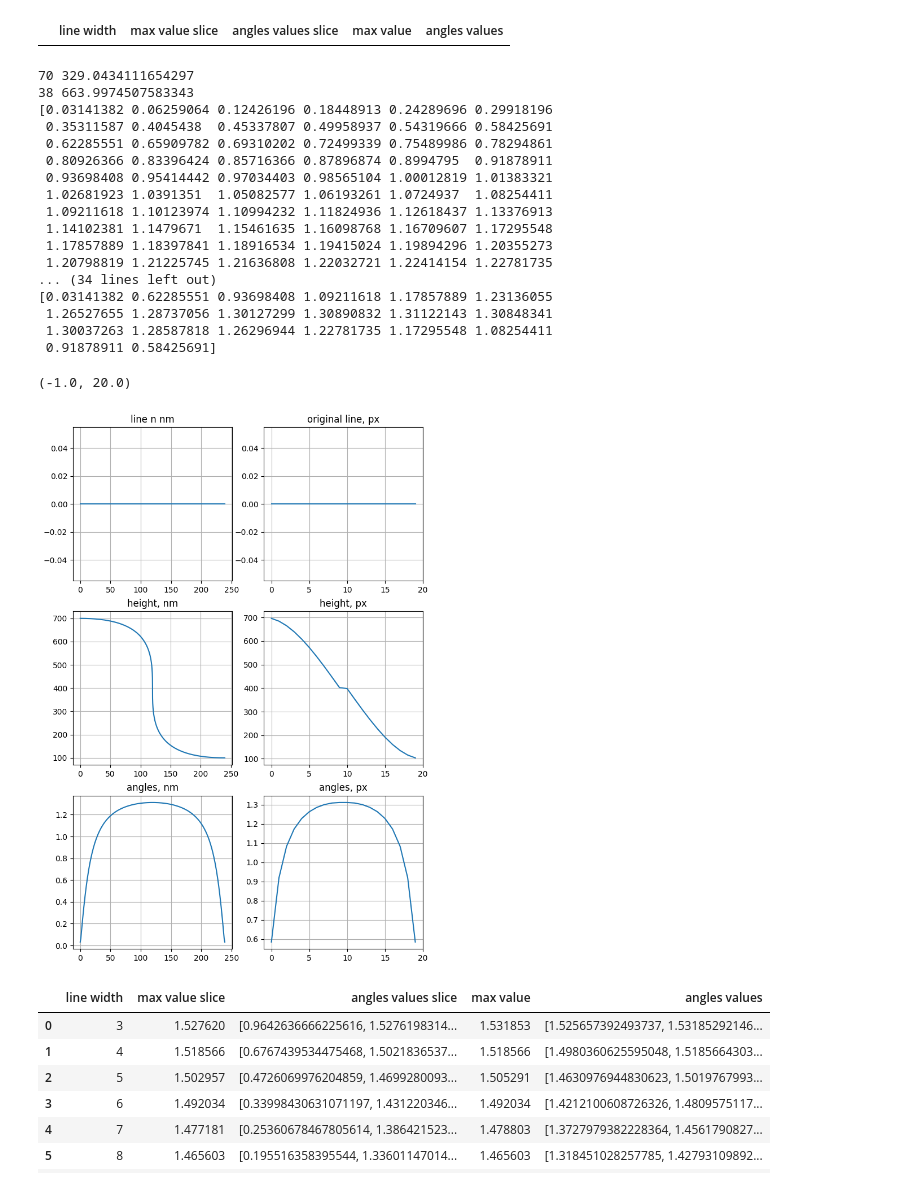
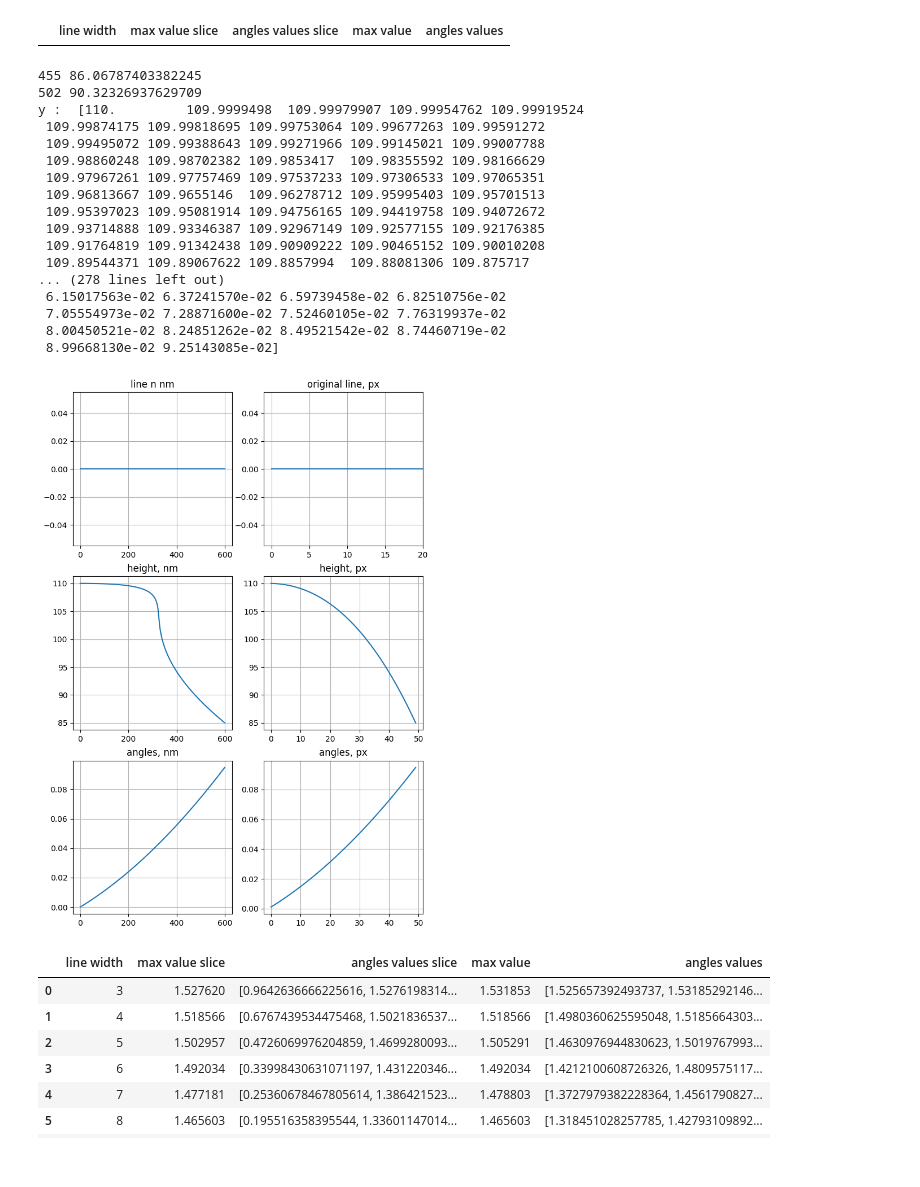
Before and after one commit to sadevans/sem_simulator, a Jupyter notebook: test_bezier/test_bezier.ipynb, the cells around one changed output. Drawn from its saved outputs; the diff is of its cells as text; code cells hidden in the pictures.

```diff
--- a/test_bezier/test_bezier.ipynb
+++ b/test_bezier/test_bezier.ipynb
@@ -219,7 +219,7 @@ df
 |  | line width | max value slice | angles values slice | max value | angles values |
 # %%
 # line = [97.5, 97.5, 97.5, 97.5]
-line = [0] * 20
+line = [0] * 50
 
 
 new_line = np.zeros(len(line)*12, dtype=np.float32)
@@ -234,12 +234,16 @@ def bezier(line, t, prev, color_hole, color_back):
         y3 = random.uniform(color_hole, eq(x3))
         print(x3, y3)
         point3 = (0, color_hole)
+        point3 = (66, 104)
+
         # point3 = (x3, y3)
         x2 = random.randint(1, len(line))
         y2 = random.uniform(eq(x2)+1,color_back)
         print(x2, y2)
         point2 = (x2, y2)
         point2 = (len(line), color_back)
+        # point2 = (66, 546)
+
     if prev == 255:
         point1 = (0, color_hole)
         point4 = (len(line), color_back)
@@ -248,7 +252,7 @@ def bezier(line, t, prev, color_hole, color_back):
         y3 = random.uniform(eq(x3), color_back+1)
         print(x3, y3)
         point3 = (0, color_back)
-        # point3 = (x3, y3)
+        # point3 = (66, 546)
         x2 = random.randint(1, len(line))
         y2 = random.uniform(color_hole, eq(x2))
         print(x2, y2)
@@ -264,7 +268,7 @@ def bezier(line, t, prev, color_hole, color_back):
     # print(vals)
     return x, vals
 
-x, y = bezier(new_line, np.linspace(0, 1, len(new_line)), 0, 100, 700)
+x, y = bezier(new_line, np.linspace(0, 1, len(new_line)), 0, 85, 110)
 
 fig, ax = plt.subplots(3, 2, figsize=(8, 12))
 ax[0, 0].plot(np.arange(0, len(new_line)), new_line)
@@ -299,6 +303,7 @@ averages_y = np.max(reshaped_y, axis=1)
 
 
 # angles = np.arctan(np.abs(np.gradient(y, x)))
+print('y : ', y)
 angles = np.arctan(np.abs(np.gradient(y)))
 
 print(angles)
@@ -312,59 +317,58 @@ ax[1, 1].plot(np.arange(0, len(line)), averages_y)
 
 ax[1, 1].set_title('height, px')
 ax[1, 1].grid()
-ax[1, 1].set_xlim(-1, 20)
+# ax[1, 1].set_xlim(-1, 20)
 
 
 # averages_angls = np.mean(reshaped_angls, axis=1)
 
 # averages_colors = reshaped_colors[np.arange(len(array1)), max_indices]
 
 print(averages_angls)
 
 # if len(line) not in df['line width'].values:
 #     df.loc[len(df.index)] = [len(line), angles[0::12].max(), angles[0::12], averages_angls.max(), averages_angls]
 
 # ax[4].plot(np.arange(0, len(line)+1), np.array(list(angles[0::12]) + [0]))
 ax[2, 0].plot(np.arange(0, len(new_line)), angles)
 ax[2, 0].set_title('angles, nm')
 ax[2, 0].grid()
 
 
 print(angles[0::12])
 ax[2, 1].plot(np.arange(0, len(line)), averages_angls)
 ax[2, 1].set_title('angles, px')
 ax[2, 1].grid()
-ax[2, 1].set_xlim(-1, 20)
+# ax[2, 1].set_xlim(-1, 20)
 
 
 
 
 
 # ax[3, 0].plot(np.arange(0, len(new_line)), angles)
 # ax[3, 0].set_title('angles, nm')
 
 # ax[3, 1].plot(np.arange(0, len(line)), angles[::12])
 # ax[3, 1].set_title('angles, px')
 # %% [output]
-70 329.0434111654297
-38 663.9974507583343
-[0.03141382 0.06259064 0.12426196 0.18448913 0.24289696 0.29918196
- 0.35311587 0.4045438  0.45337807 0.49958937 0.54319666 0.58425691
- 0.62285551 0.65909782 0.69310202 0.72499339 0.75489986 0.78294861
- 0.80926366 0.83396424 0.85716366 0.87896874 0.8994795  0.91878911
- 0.93698408 0.95414442 0.97034403 0.98565104 1.00012819 1.01383321
- 1.02681923 1.0391351  1.05082577 1.06193261 1.0724937  1.08254411
- 1.09211618 1.10123974 1.10994232 1.11824936 1.12618437 1.13376913
- 1.14102381 1.1479671  1.15461635 1.16098768 1.16709607 1.17295548
- 1.17857889 1.18397841 1.18916534 1.19415024 1.19894296 1.20355273
- 1.20798819 1.21225745 1.21636808 1.22032721 1.22414154 1.22781735
-... (34 lines left out)
-[0.03141382 0.62285551 0.93698408 1.09211618 1.17857889 1.23136055
- 1.26527655 1.28737056 1.30127299 1.30890832 1.31122143 1.30848341
- 1.30037263 1.28587818 1.26296944 1.22781735 1.17295548 1.08254411
- 0.91878911 0.58425691]
+455 86.06787403382245
+502 90.32326937629709
+y :  [110.         109.9999498  109.99979907 109.99954762 109.99919524
+ 109.99874175 109.99818695 109.99753064 109.99677263 109.99591272
+ 109.99495072 109.99388643 109.99271966 109.99145021 109.99007788
+ 109.98860248 109.98702382 109.9853417  109.98355592 109.98166629
+ 109.97967261 109.97757469 109.97537233 109.97306533 109.97065351
+ 109.96813667 109.9655146  109.96278712 109.95995403 109.95701513
+ 109.95397023 109.95081914 109.94756165 109.94419758 109.94072672
+ 109.93714888 109.93346387 109.92967149 109.92577155 109.92176385
+ 109.91764819 109.91342438 109.90909222 109.90465152 109.90010208
+ 109.89544371 109.89067622 109.8857994  109.88081306 109.875717
+... (278 lines left out)
+ 6.15017563e-02 6.37241570e-02 6.59739458e-02 6.82510756e-02
+ 7.05554973e-02 7.28871600e-02 7.52460105e-02 7.76319937e-02
+ 8.00450521e-02 8.24851262e-02 8.49521542e-02 8.74460719e-02
+ 8.99668130e-02 9.25143085e-02]
-(-1.0, 20.0)
-[figure, old version]
+[figure, new version]
 # %%
 df
 # %% [output]
```
Also changed, not shown: 3 other files.
